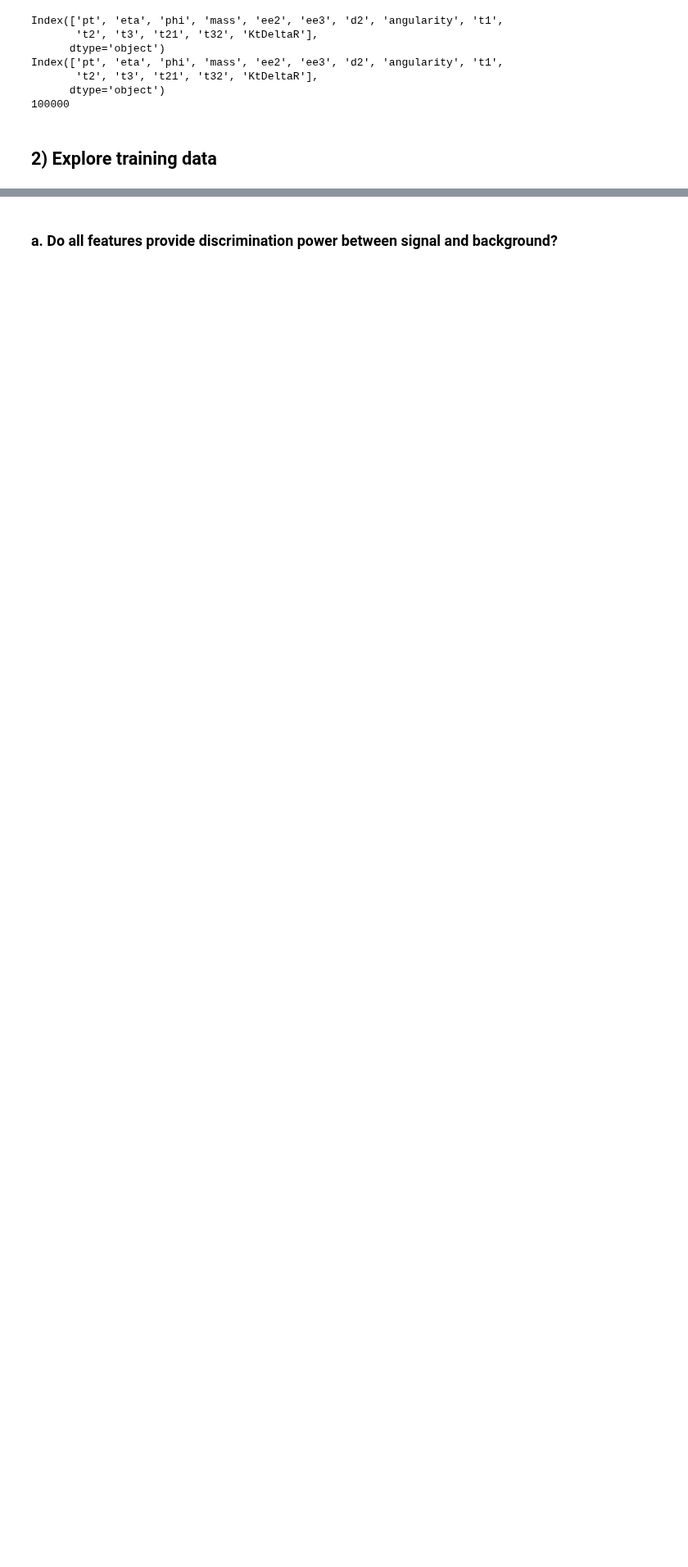
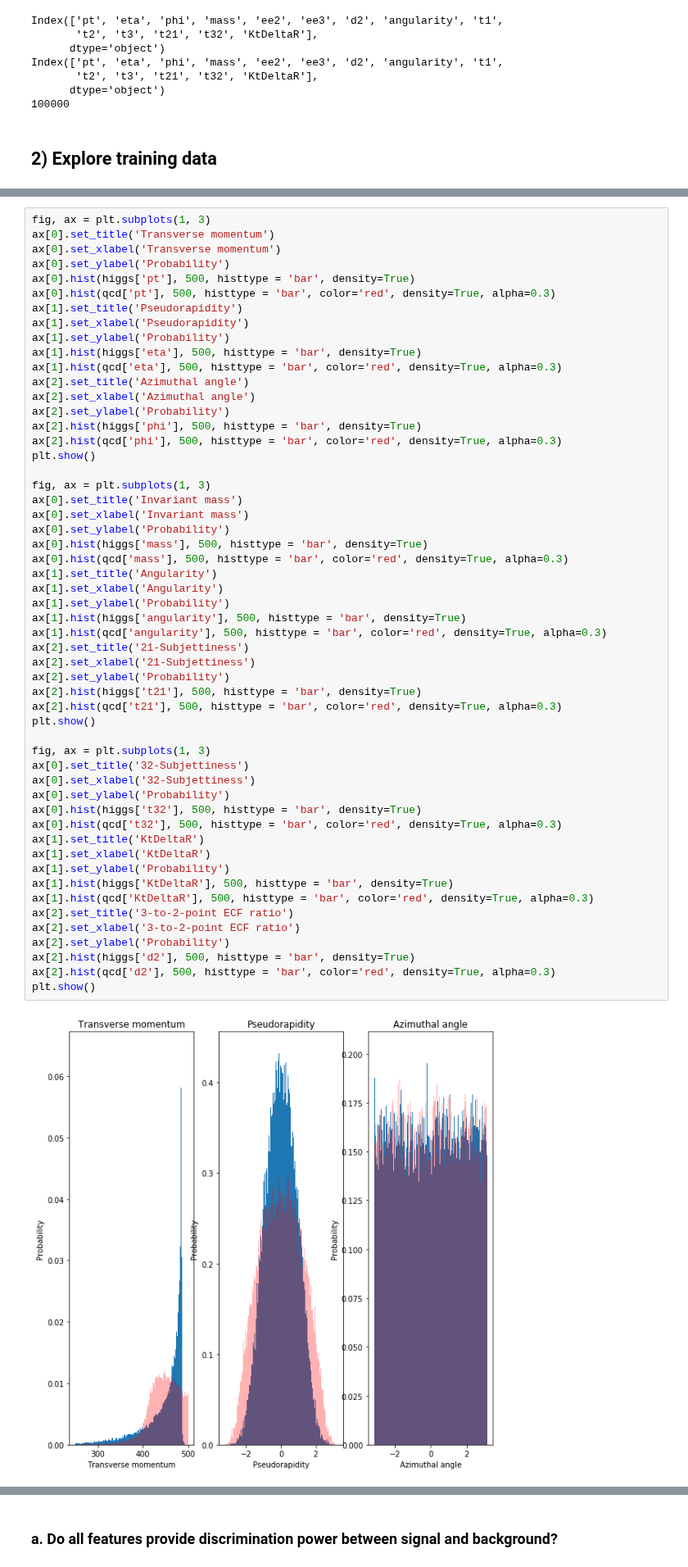
Before and after one commit to elocj/PHYS434, a Jupyter notebook: lab5/lab5.ipynb, the cells around one changed output, grey strips where cells are left out. Shown at 82% size. Drawn from its saved outputs; the diff is of its cells as text; blank space fills up the shorter version.

```diff
--- a/lab5/lab5.ipynb
+++ b/lab5/lab5.ipynb
@@ -74,0 +153,56 @@ Index(['pt', 'eta', 'phi', 'mass', 'ee2', 'ee3', 'd2', 'angularity', 't1',
+# %%
+fig, ax = plt.subplots(1, 3)
+ax[0].set_title('Transverse momentum')
+ax[0].set_xlabel('Transverse momentum')
+ax[0].set_ylabel('Probability')
+ax[0].hist(higgs['pt'], 500, histtype = 'bar', density=True)
+ax[0].hist(qcd['pt'], 500, histtype = 'bar', color='red', density=True, alpha=0.3)
+ax[1].set_title('Pseudorapidity')
+ax[1].set_xlabel('Pseudorapidity')
+ax[1].set_ylabel('Probability')
+ax[1].hist(higgs['eta'], 500, histtype = 'bar', density=True)
+ax[1].hist(qcd['eta'], 500, histtype = 'bar', color='red', density=True, alpha=0.3)
+ax[2].set_title('Azimuthal angle')
+ax[2].set_xlabel('Azimuthal angle')
+ax[2].set_ylabel('Probability')
+ax[2].hist(higgs['phi'], 500, histtype = 'bar', density=True)
+ax[2].hist(qcd['phi'], 500, histtype = 'bar', color='red', density=True, alpha=0.3)
+plt.show()
+
+fig, ax = plt.subplots(1, 3)
+ax[0].set_title('Invariant mass')
+ax[0].set_xlabel('Invariant mass')
+ax[0].set_ylabel('Probability')
+ax[0].hist(higgs['mass'], 500, histtype = 'bar', density=True)
+ax[0].hist(qcd['mass'], 500, histtype = 'bar', color='red', density=True, alpha=0.3)
+ax[1].set_title('Angularity')
+ax[1].set_xlabel('Angularity')
+ax[1].set_ylabel('Probability')
+ax[1].hist(higgs['angularity'], 500, histtype = 'bar', density=True)
+ax[1].hist(qcd['angularity'], 500, histtype = 'bar', color='red', density=True, alpha=0.3)
+ax[2].set_title('21-Subjettiness')
+ax[2].set_xlabel('21-Subjettiness')
+ax[2].set_ylabel('Probability')
+ax[2].hist(higgs['t21'], 500, histtype = 'bar', density=True)
+ax[2].hist(qcd['t21'], 500, histtype = 'bar', color='red', density=True, alpha=0.3)
+plt.show()
+
+fig, ax = plt.subplots(1, 3)
+ax[0].set_title('32-Subjettiness')
+ax[0].set_xlabel('32-Subjettiness')
+ax[0].set_ylabel('Probability')
+ax[0].hist(higgs['t32'], 500, histtype = 'bar', density=True)
+ax[0].hist(qcd['t32'], 500, histtype = 'bar', color='red', density=True, alpha=0.3)
+ax[1].set_title('KtDeltaR')
+ax[1].set_xlabel('KtDeltaR')
+ax[1].set_ylabel('Probability')
+ax[1].hist(higgs['KtDeltaR'], 500, histtype = 'bar', density=True)
+ax[1].hist(qcd['KtDeltaR'], 500, histtype = 'bar', color='red', density=True, alpha=0.3)
+ax[2].set_title('3-to-2-point ECF ratio')
+ax[2].set_xlabel('3-to-2-point ECF ratio')
+ax[2].set_ylabel('Probability')
+ax[2].hist(higgs['d2'], 500, histtype = 'bar', density=True)
+ax[2].hist(qcd['d2'], 500, histtype = 'bar', color='red', density=True, alpha=0.3)
+plt.show()
+# %% [output]
+[figure, added]
```
Also changed, not shown: parts of 7 cells of this notebook.
